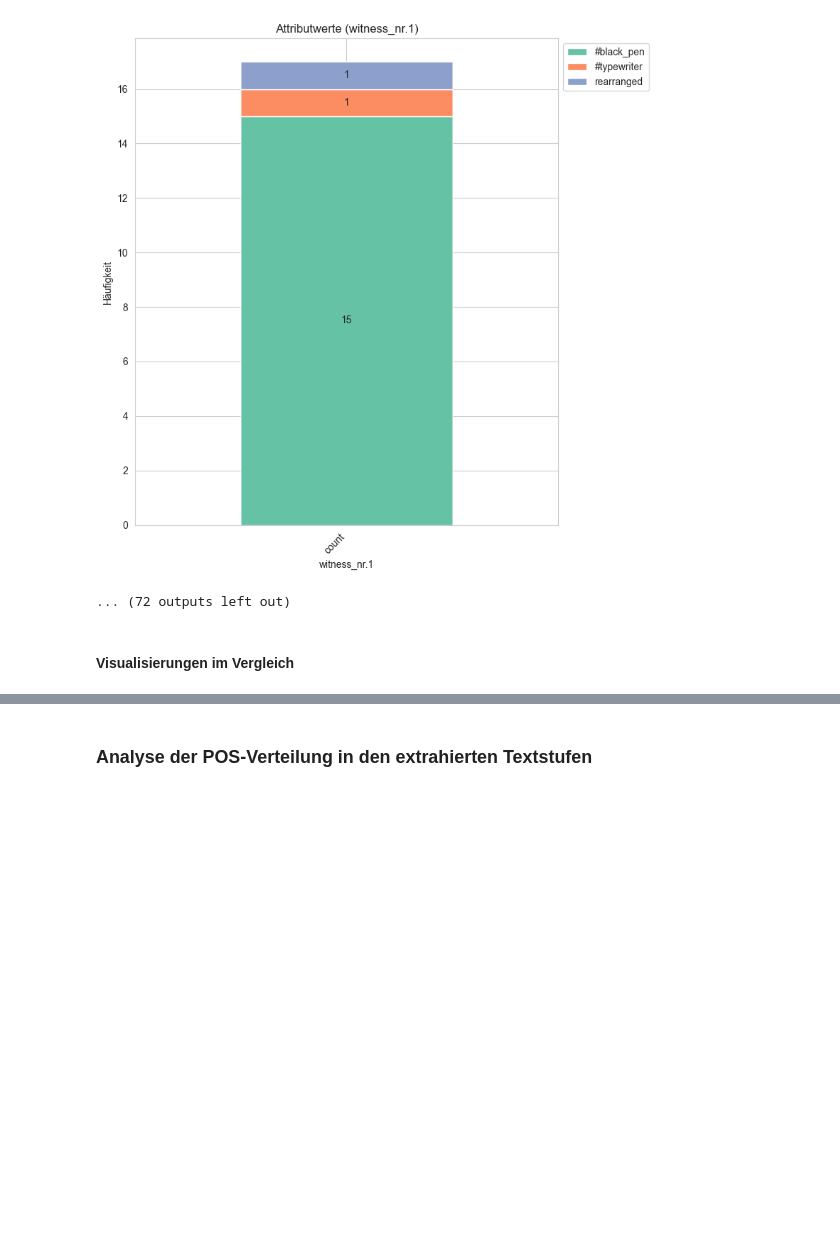
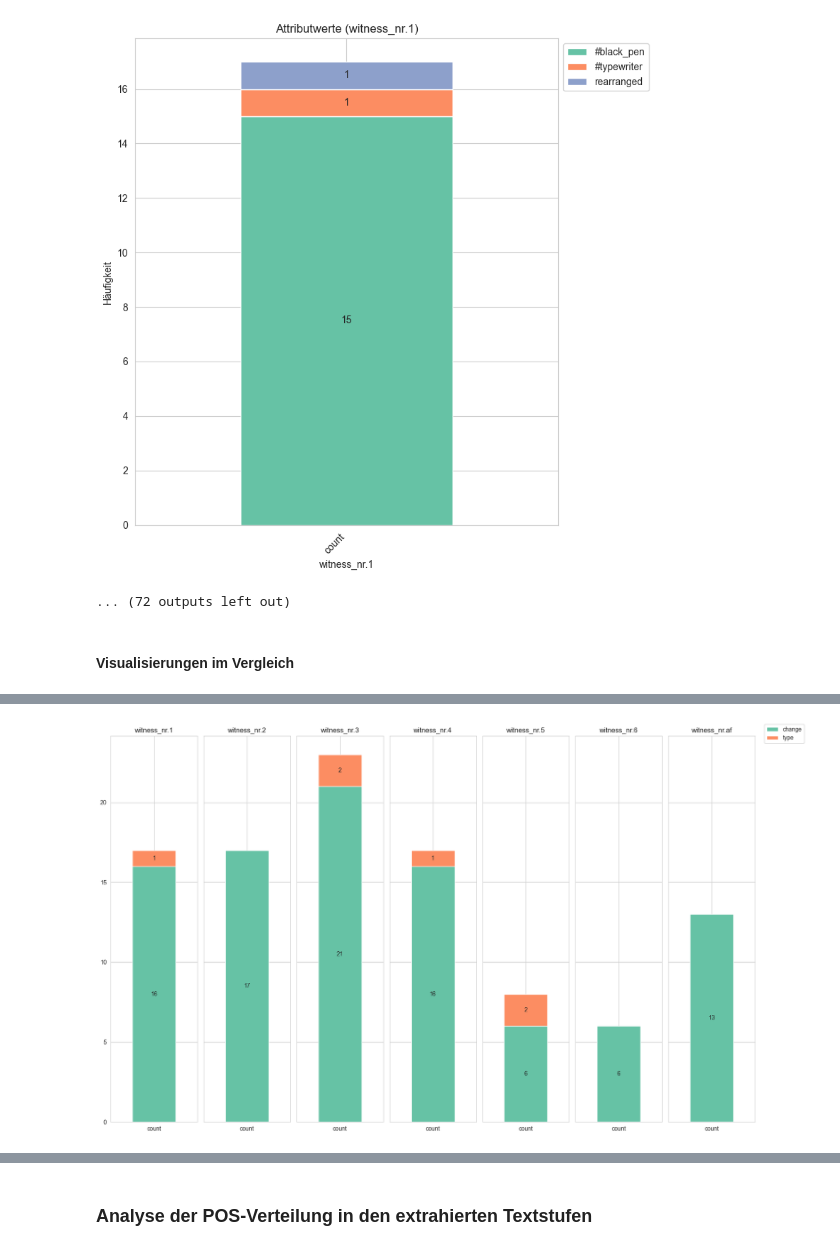
Before and after one commit to johannaunterholzner/DH-Masterarbeit, a Jupyter notebook: Analyse.ipynb, the cells around one changed output, grey strips where cells are left out. Cells and saved outputs as stored; diff of their text form; code cells hidden in the pictures; blank space fills up the shorter version.

```diff
--- a/Analyse.ipynb
+++ b/Analyse.ipynb
@@ -498,0 +431,83 @@ plt.show()
+# %%
+# Directory containing the CSV files
+directory = 'C:/Users/jO/Desktop/DH_MA_Arbeit/coding/vwdazb_revisioninterferences_csvs'
+
+# Filter CSV files based on filename pattern
+csv_files = [filename for filename in os.listdir(directory) if filename.startswith('onlyattributes') and filename.endswith('.csv')]
+
+# Load CSV files into DataFrames
+dfs = {}
+for csv_file in csv_files:
+    # Extract name for DataFrame
+    df_name = csv_file.split('onlyattributes_')[-1].split('_df.csv')[0]
+
+    # Load CSV into DataFrame
+    df = pd.read_csv(os.path.join(directory, csv_file))
+
+    # Assign DataFrame to dictionary using extracted name
+    dfs[df_name] = df
+
+
+# Plotting
+
+# Alle uniquen Kategorien sammeln
+#all_categories = set()
+#for df in dfs.values():
+   # all_categories.update(df['attribute'])
+all_categories = ('change', 'type') # hier manuell geändert, weil die Labels/Farben/Kategorien genau verkehrt herum waren (=falsch: change orange)
+
+# Palette nach Anzahl der Kategorien
+palette = sns.color_palette("Set2", n_colors=len(all_categories))
+
+# Plot mit 1 Reihe und Spalten nach Anzahl der DFs
+num_dfs = len(dfs)
+fig, axes = plt.subplots(1, num_dfs, figsize=(16, 10), sharey=True)
+
+# handles und labels für Legende
+legend_handles = []
+
+# threshold für angezeigte Labels in den Bars
+threshold = 0
+
+# Plot für stacked bar charts pro DataFrame
+for idx, (df_name, df) in enumerate(dfs.items()):
+    ax = axes[idx] if num_dfs > 1 else axes  # Get the appropriate axis
+    # Modify DataFrame for stacked bar chart
+    stacked_df = df.set_index('attribute').T
+
+    # missing values von missing categories auf 0 setzen, wenn sie nicht vorhanden sind in einem DF, in anderen aber schon
+    for category in all_categories:
+        if category not in stacked_df.columns:
+            stacked_df[category] = 0  # Set missing categories to 0
+
+    # Plot stacked bar chart
+    stacked_df.plot(kind='bar', stacked=True, color=palette, ax=ax, legend=None)
+
+    # Labels, Titel, tick
+    ax.set_xlabel('')
+    ax.set_title(f'{df_name}')
+    ax.tick_params(axis='x', rotation=0)
+
+   # Labels in den Bars
+    for container in ax.containers:
+        labels = [f"{int(val)}" if val > threshold else "" for val in container.datavalues]  # Filter labels based on threshold
+        ax.bar_label(container, labels=labels, label_type='center')
+
+    # handles für Legende
+    handles, _ = ax.get_legend_handles_labels()
+    legend_handles.extend(handles)
+
+
+# Legend außerhalb der Subpolts
+fig.legend(legend_handles, all_categories, bbox_to_anchor=(1, 1), loc='upper left')
+
+# Layout, damit nichts abgeschnitten wird
+plt.tight_layout()
+
+# Speichern
+plt.savefig('VisVergleich_onlyattributes_vwdazb_revisioninterferences.png')
+
+# Show
+plt.show()
+# %% [output]
+[figure, added]
```
Also changed, not shown: parts of 14 cells of this notebook.
